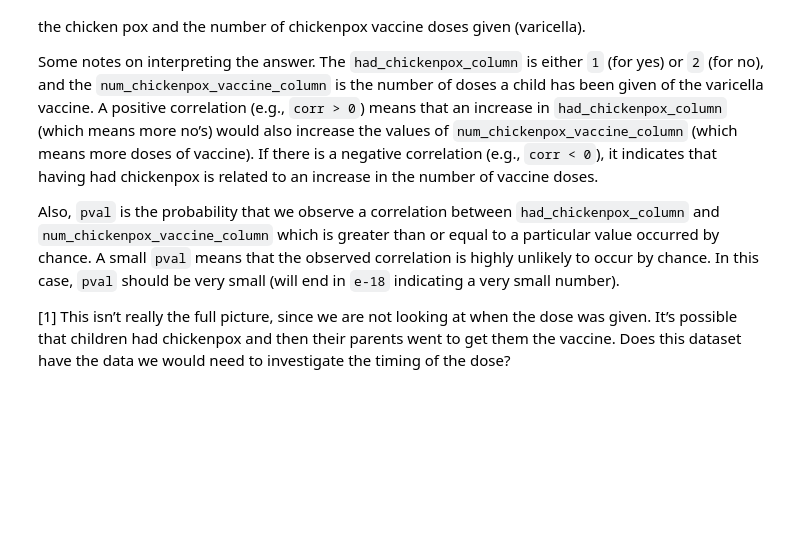
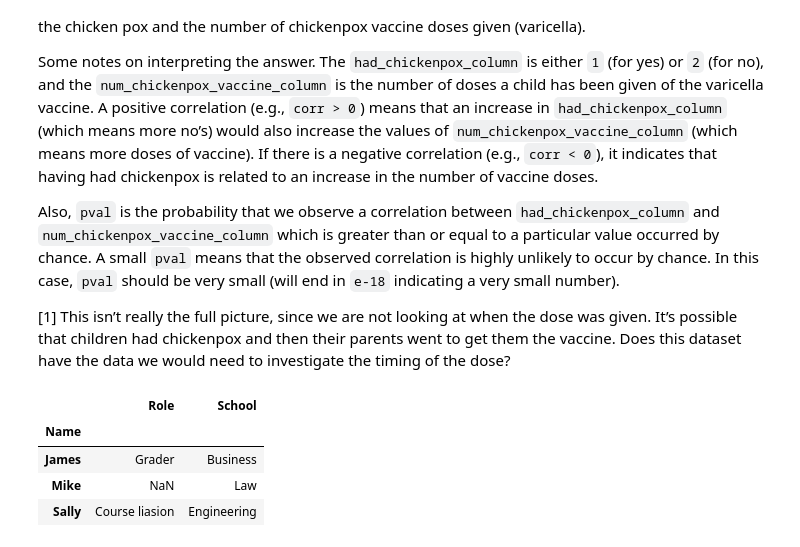
Before and after one commit to ElGarno/Stuff, a Jupyter notebook: pandas2.ipynb, the cells around one changed output. Cells and saved outputs as stored; diff of their text form; code cells hidden in the pictures; blank space fills up the shorter version.

```diff
--- a/pandas2.ipynb
+++ b/pandas2.ipynb
@@ -531,3 +531,29 @@ def corr_chickenpox():
     return corr
 # %%
 assert -1<=corr_chickenpox()<=1, "You must return a float number between -1.0 and 1.0."
+# %%
+import pandas as pd
+import numpy as np
+
+student_df = pd.DataFrame(
+    {
+        'Name': ['James', 'Mike', 'Sally'],
+        'School': ['Business', 'Law', 'Engineering']
+    }
+)
+student_df.set_index('Name', inplace=True)
+
+staff_df = pd.DataFrame(
+    {
+        'Name': ['Kelly', 'Sally', 'James'],
+        'Role': ['Director of HR', 'Course liasion', 'Grader']
+    }
+)
+staff_df.set_index('Name', inplace=True)
+pd.merge(staff_df, student_df, how='right', left_index=True, right_index=True)
+# %% [output]
+|  | Role | School |
+| Name |  |  |
+| James | Grader | Business |
+| Mike | NaN | Law |
+| Sally | Course liasion | Engineering |
```
Also changed, not shown: parts of 5 cells of this notebook.
